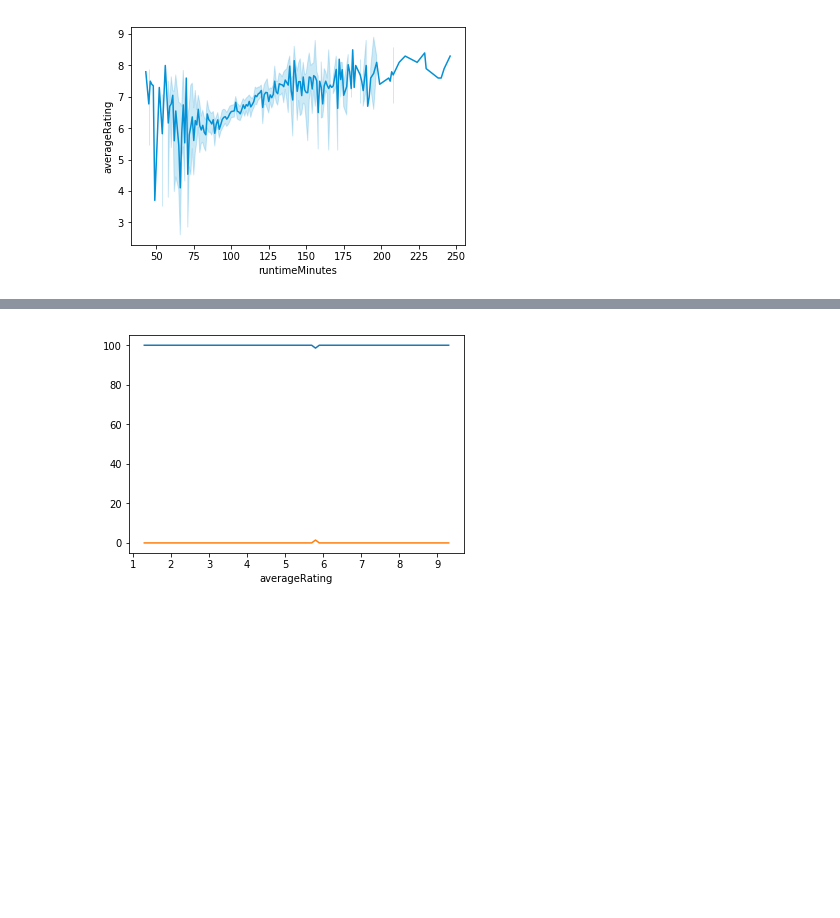
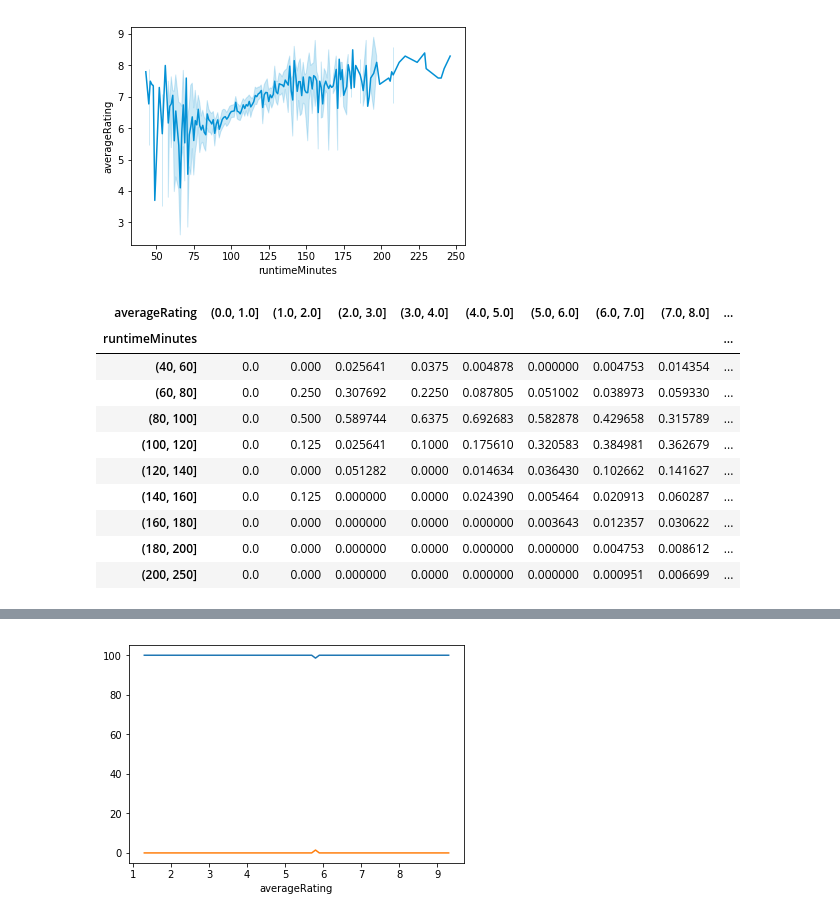
Before and after one commit to LambdaSchool/DS-Unit-1-Sprint-5-Data-Storytelling-Blog-Post, a Jupyter notebook: TristaWeek5.ipynb, the cells around one changed output, grey strips where cells are left out. Saved outputs shown, nothing was run; the diff lists cells and outputs as text; code cells hidden in the pictures; blank space fills up the shorter version.

```diff
--- a/TristaWeek5.ipynb
+++ b/TristaWeek5.ipynb
@@ -478,3 +478,25 @@ ax = sns.lineplot(data=length, x=length['runtimeMinutes'],
                   color='#0491D5', dashes=False, legend=False);
 # %% [output]
 [figure]
+# %%
+length = imdb[['runtimeMinutes', 'averageRating']]
+length = length[length['runtimeMinutes']<=250]
+
+ratingRange = np.linspace(0, 10, 11)
+timeRange = [40, 60, 80, 100, 120, 140, 160, 180, 200, 250]
+runtimeBin = pd.cut(length['runtimeMinutes'], timeRange)
+ratingBin = pd.cut(length['averageRating'], ratingRange)
+ct = pd.crosstab(runtimeBin, ratingBin, normalize='columns');
+ct
+# %% [output]
+| averageRating | (0.0, 1.0] | (1.0, 2.0] | (2.0, 3.0] | (3.0, 4.0] | (4.0, 5.0] | (5.0, 6.0] | (6.0, 7.0] | (7.0, 8.0] | ... |
+| runtimeMinutes |  |  |  |  |  |  |  |  | ... |
+| (40, 60] | 0.0 | 0.000 | 0.025641 | 0.0375 | 0.004878 | 0.000000 | 0.004753 | 0.014354 | ... |
+| (60, 80] | 0.0 | 0.250 | 0.307692 | 0.2250 | 0.087805 | 0.051002 | 0.038973 | 0.059330 | ... |
+| (80, 100] | 0.0 | 0.500 | 0.589744 | 0.6375 | 0.692683 | 0.582878 | 0.429658 | 0.315789 | ... |
+| (100, 120] | 0.0 | 0.125 | 0.025641 | 0.1000 | 0.175610 | 0.320583 | 0.384981 | 0.362679 | ... |
+| (120, 140] | 0.0 | 0.000 | 0.051282 | 0.0000 | 0.014634 | 0.036430 | 0.102662 | 0.141627 | ... |
+| (140, 160] | 0.0 | 0.125 | 0.000000 | 0.0000 | 0.024390 | 0.005464 | 0.020913 | 0.060287 | ... |
+| (160, 180] | 0.0 | 0.000 | 0.000000 | 0.0000 | 0.000000 | 0.003643 | 0.012357 | 0.030622 | ... |
+| (180, 200] | 0.0 | 0.000 | 0.000000 | 0.0000 | 0.000000 | 0.000000 | 0.004753 | 0.008612 | ... |
+| (200, 250] | 0.0 | 0.000 | 0.000000 | 0.0000 | 0.000000 | 0.000000 | 0.000951 | 0.006699 | ... |
```
Also changed, not shown: parts of 1 cell of this notebook.
